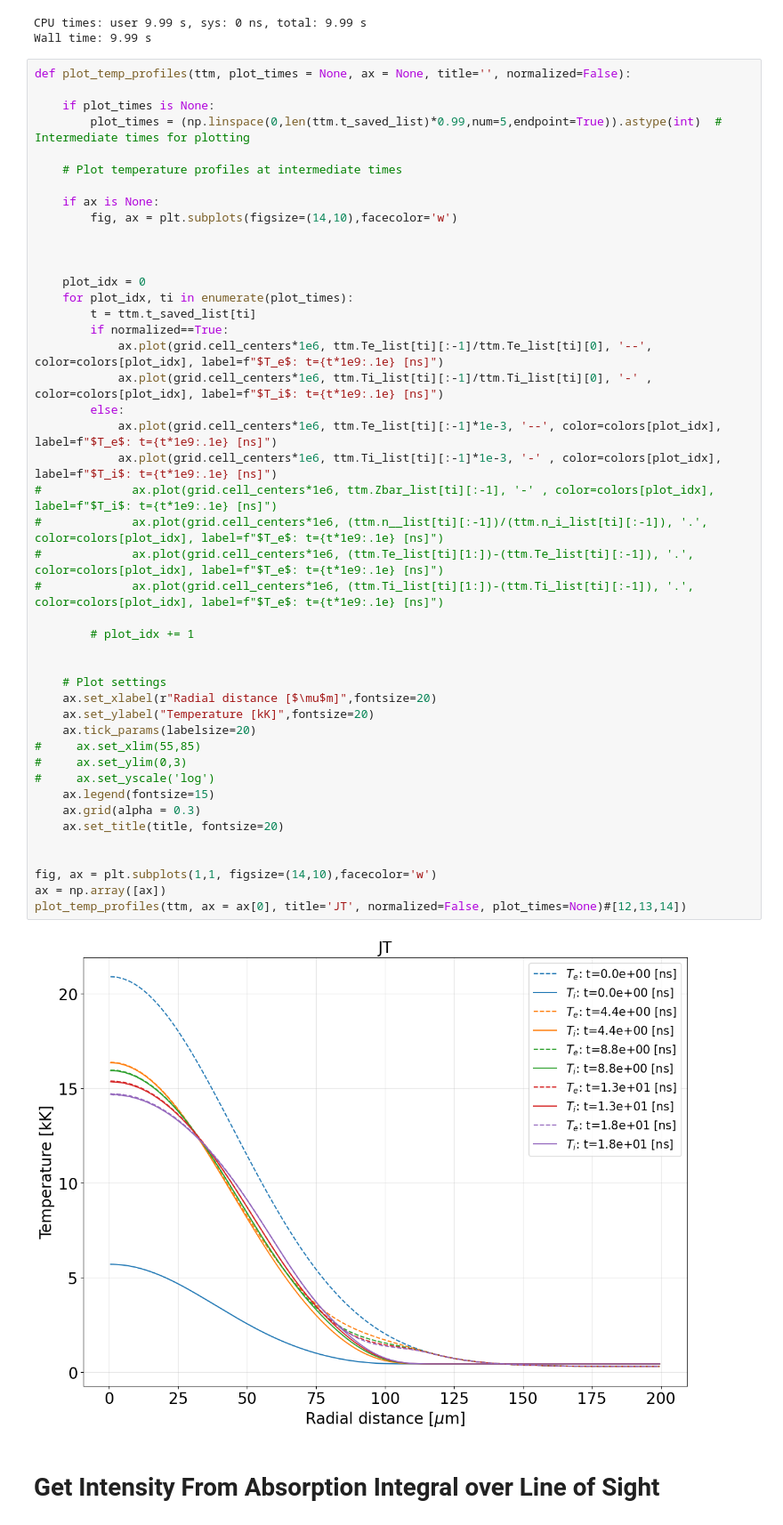
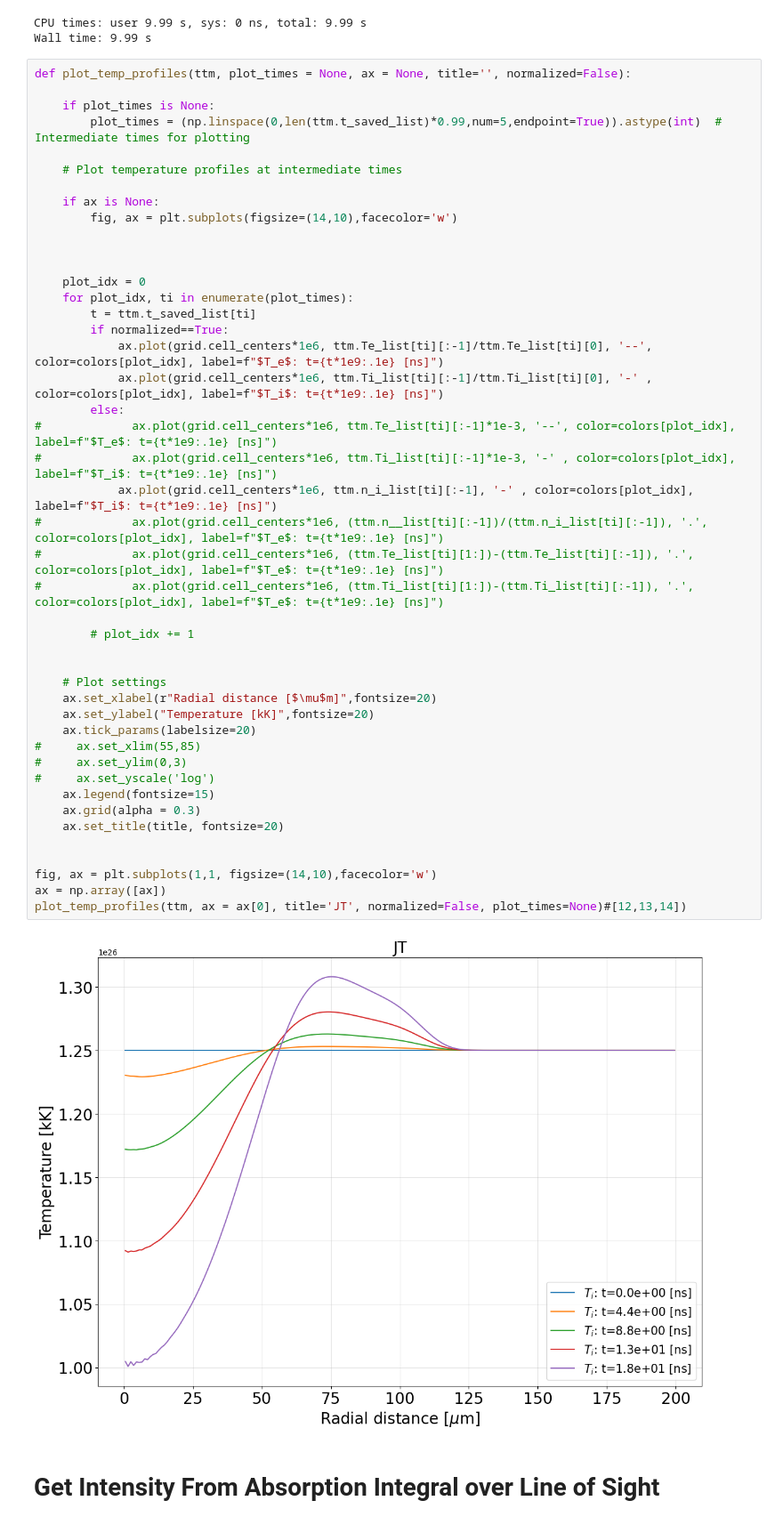
Before and after one commit to MurilloGroupMSU/Two-Temperature-Model, a Jupyter notebook: Xenon_Hydro_with_Absorption.ipynb, the cells around one changed output. Shown at 89% size. Drawn from its saved outputs; the diff is of its cells as text.

```diff
--- a/Xenon_Hydro_with_Absorption.ipynb
+++ b/Xenon_Hydro_with_Absorption.ipynb
@@ -75,37 +75,37 @@ def plot_temp_profiles(ttm, plot_times = None, ax = None, title='', normalized=F
     plot_idx = 0
     for plot_idx, ti in enumerate(plot_times):
         t = ttm.t_saved_list[ti]
         if normalized==True:
             ax.plot(grid.cell_centers*1e6, ttm.Te_list[ti][:-1]/ttm.Te_list[ti][0], '--', color=colors[plot_idx], label=f"$T_e$: t={t*1e9:.1e} [ns]")
             ax.plot(grid.cell_centers*1e6, ttm.Ti_list[ti][:-1]/ttm.Ti_list[ti][0], '-' , color=colors[plot_idx], label=f"$T_i$: t={t*1e9:.1e} [ns]")
         else:
-            ax.plot(grid.cell_centers*1e6, ttm.Te_list[ti][:-1]*1e-3, '--', color=colors[plot_idx], label=f"$T_e$: t={t*1e9:.1e} [ns]")
-            ax.plot(grid.cell_centers*1e6, ttm.Ti_list[ti][:-1]*1e-3, '-' , color=colors[plot_idx], label=f"$T_i$: t={t*1e9:.1e} [ns]")
-#             ax.plot(grid.cell_centers*1e6, ttm.Zbar_list[ti][:-1], '-' , color=colors[plot_idx], label=f"$T_i$: t={t*1e9:.1e} [ns]")
+#             ax.plot(grid.cell_centers*1e6, ttm.Te_list[ti][:-1]*1e-3, '--', color=colors[plot_idx], label=f"$T_e$: t={t*1e9:.1e} [ns]")
+#             ax.plot(grid.cell_centers*1e6, ttm.Ti_list[ti][:-1]*1e-3, '-' , color=colors[plot_idx], label=f"$T_i$: t={t*1e9:.1e} [ns]")
+            ax.plot(grid.cell_centers*1e6, ttm.n_i_list[ti][:-1], '-' , color=colors[plot_idx], label=f"$T_i$: t={t*1e9:.1e} [ns]")
 #             ax.plot(grid.cell_centers*1e6, (ttm.n__list[ti][:-1])/(ttm.n_i_list[ti][:-1]), '.', color=colors[plot_idx], label=f"$T_e$: t={t*1e9:.1e} [ns]")
 #             ax.plot(grid.cell_centers*1e6, (ttm.Te_list[ti][1:])-(ttm.Te_list[ti][:-1]), '.', color=colors[plot_idx], label=f"$T_e$: t={t*1e9:.1e} [ns]")
 #             ax.plot(grid.cell_centers*1e6, (ttm.Ti_list[ti][1:])-(ttm.Ti_list[ti][:-1]), '.', color=colors[plot_idx], label=f"$T_e$: t={t*1e9:.1e} [ns]")
 
         # plot_idx += 1
 
 
     # Plot settings
     ax.set_xlabel(r"Radial distance [$\mu$m]",fontsize=20)
     ax.set_ylabel("Temperature [kK]",fontsize=20)
     ax.tick_params(labelsize=20)
 #     ax.set_xlim(55,85)
 #     ax.set_ylim(0,3)
 #     ax.set_yscale('log')
     ax.legend(fontsize=15)
     ax.grid(alpha = 0.3)
     ax.set_title(title, fontsize=20)
 
 
 fig, ax = plt.subplots(1,1, figsize=(14,10),facecolor='w')
 ax = np.array([ax])
 plot_temp_profiles(ttm, ax = ax[0], title='JT', normalized=False, plot_times=None)#[12,13,14])
 # %% [output]
-[figure, old version]
+[figure, new version]
 # %% [markdown]
 # Get Intensity From Absorption Integral over Line of Sight
 # %%
```
Also changed, not shown: parts of 8 cells of this notebook, 1 other file.
